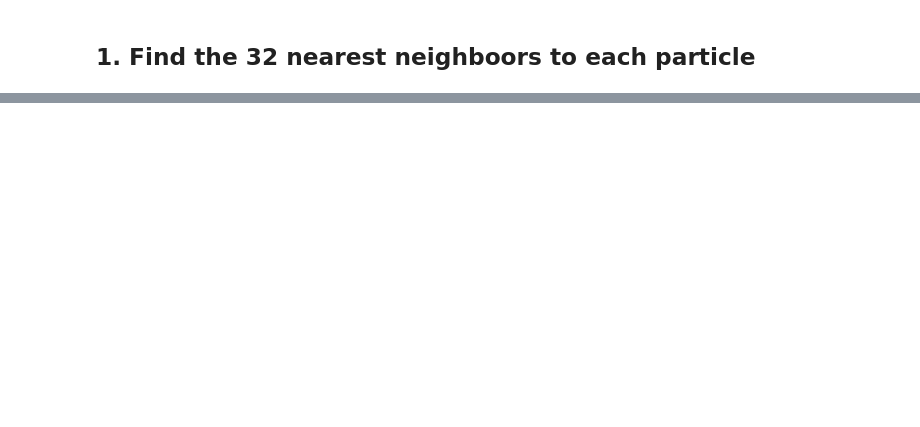
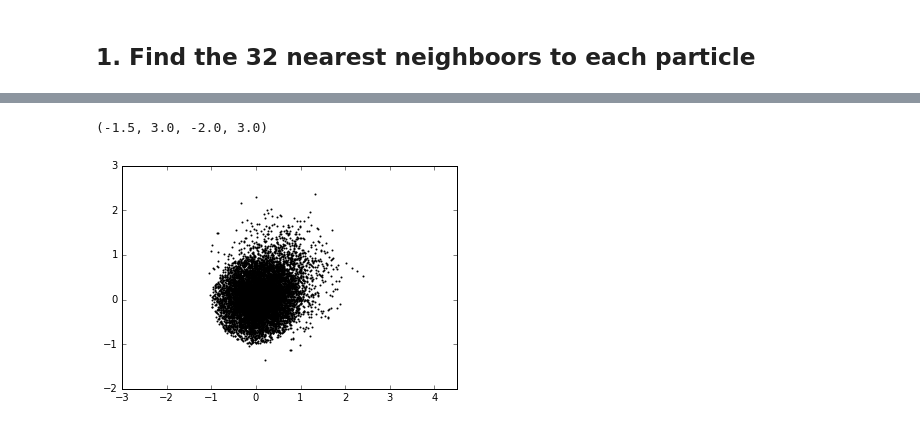
Before and after one commit to jngaravitoc/shapes, a Jupyter notebook: Density.ipynb, the cells around one changed output, grey strips where cells are left out. Saved outputs shown, nothing was run; the diff lists cells and outputs as text; code cells hidden in the pictures; blank space fills up the shorter version.

```diff
--- a/Density.ipynb
+++ b/Density.ipynb
@@ -106,0 +143,6 @@ ylim(-1.5, 1.5)
+# %%
+scatter(X1, Y1, s=1.0)
+axis('equal')
+# %% [output]
+(-1.5, 3.0, -2.0, 3.0)
+[figure, added]
```
Also changed, not shown: parts of 17 cells of this notebook.
